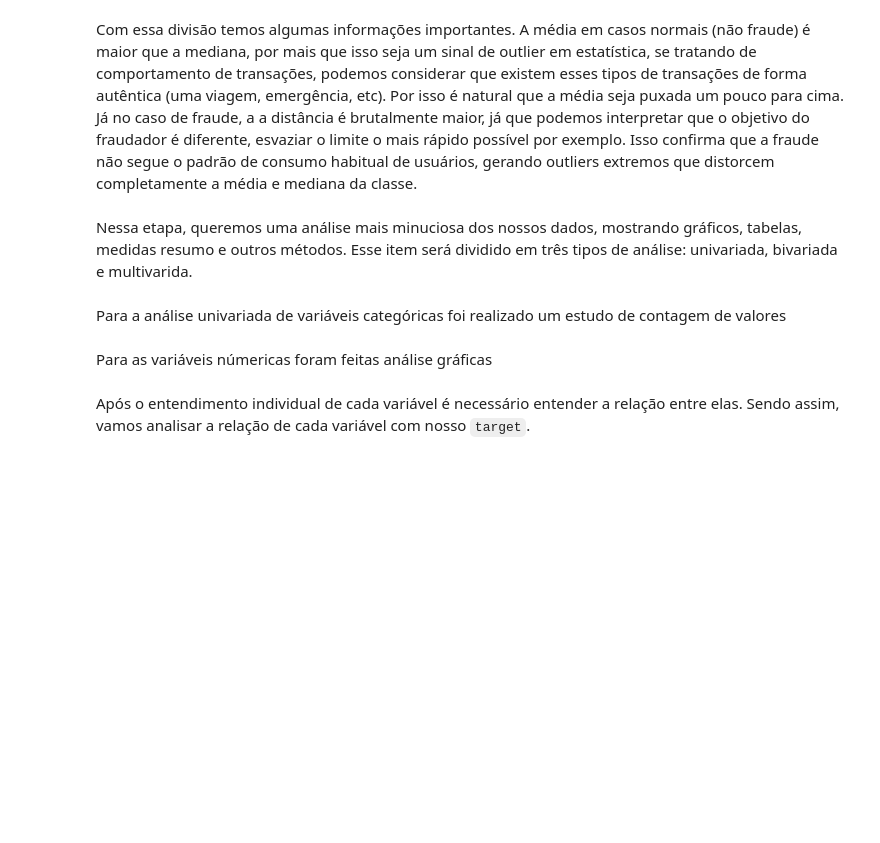
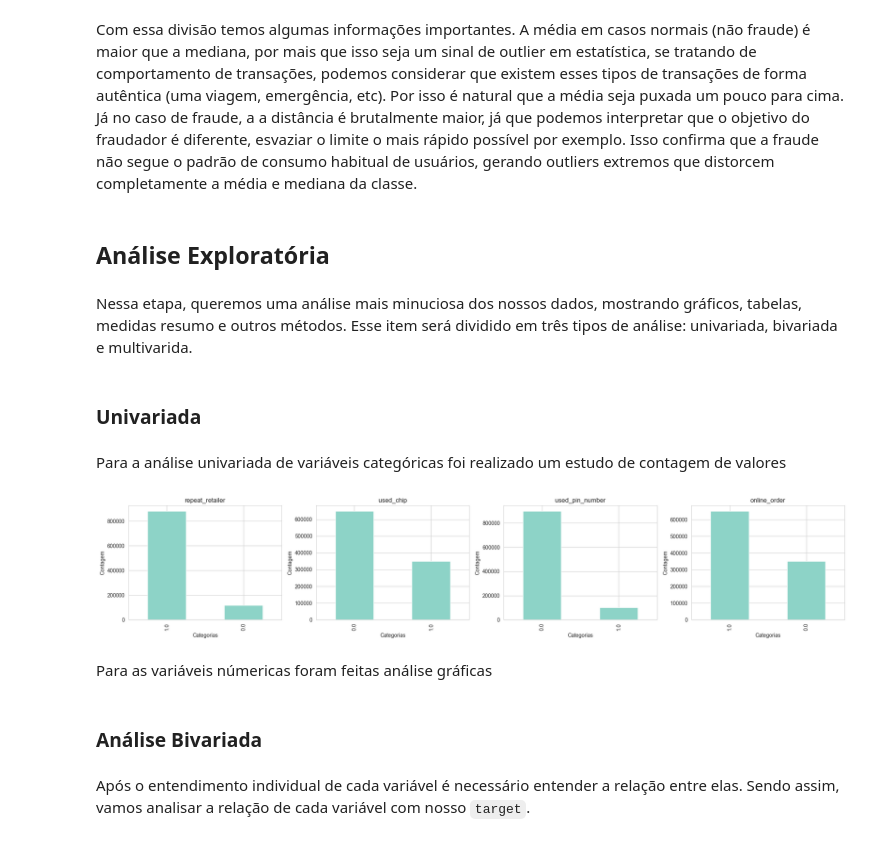
Before and after one commit to gabrielctfrr/Modelo_de_Deteccao_Fraudes, a Jupyter notebook: notebooks/Detec_Fraudes.ipynb, the cells around one changed output. Saved outputs shown, nothing was run; the diff lists cells and outputs as text; code cells hidden in the pictures; blank space fills up the shorter version.

```diff
--- a/notebooks/Detec_Fraudes.ipynb
+++ b/notebooks/Detec_Fraudes.ipynb
@@ -1836,2 +101,20 @@ dtype: int64
 # %% [markdown]
 Com esses dois testes, observamos que não temos valores ausentes e nem duplicados. Para um terceiro teste, vamos verrificar se os valores dos dados númericos fazem sentido. Vamos verificar se não temos valores que saiam do padrão esperados para eles. No caso das colunas númericas, não podemmos ter valores negativos para distâncias e compras, e para as colunas categóricas, não podemos ter valores diferentes de 0 e 1. O metódo ``.describe()`` já nós dá essa dica, mas para fins de confirmação, vamos fazer uma lógica simples para confirmar.
+# %%
+cols_num = ['distance_from_home', 'distance_from_last_transaction', 'ratio_to_median_purchase_price'] #colunas númericas
+cols_cat = ['repeat_retailer', 'used_chip', 'used_pin_number', 'online_order', 'fraud'] #colunas categóricas
+
+#verificação de colunas númericas
+for col in cols_num:
+    if df[col].min() < 0:
+        print(f'{col}:valor negativo')
+    else:
+        print(f'{col}:sem negativos')
+
+#verificação de colunas categóricas
+for col in cols_cat:
+    freak = df[~df[col].isin([0,1])]
+    if len(freak) > 0:
+        print(f'{col}: valor estranho')
+    else:
+        print(f'{col}: ok')
@@ -1842,10 +157,31 @@ Temos desbalanceamento moderado, então para ter um indicação precisa se temos
 # %% [markdown]
 Com essa divisão temos algumas informações importantes. A média em casos normais (não fraude) é maior que a mediana, por mais que isso seja um sinal de outlier em estatística, se tratando de comportamento de transações, podemos considerar que existem esses tipos de transações de forma autêntica (uma viagem, emergência, etc). Por isso é natural que a média seja puxada um pouco para cima. Já no caso de fraude, a a distância é brutalmente maior, já que podemos interpretar que o objetivo do fraudador é diferente, esvaziar o limite o mais rápido possível por exemplo. Isso confirma que a fraude não segue o padrão de consumo habitual de usuários, gerando outliers extremos que distorcem completamente a média e mediana da classe.
+# %% [markdown]
+## Análise Exploratória
 # %% [markdown]
 Nessa etapa, queremos uma análise mais minuciosa dos nossos dados, mostrando gráficos, tabelas, medidas resumo e outros métodos. Esse item será dividido em três tipos de análise: univariada, bivariada e multivarida.
+# %% [markdown]
+### Univariada
 # %% [markdown]
 Para a análise univariada de variáveis categóricas foi realizado um estudo de contagem de valores
+# %%
+plt.figure(figsize=(20, 4))
+cols_cat = ['repeat_retailer', 'used_chip', 'used_pin_number', 'online_order'] #colunas categóricas
+
+for i, col in enumerate(cols_cat, 1):
+    plt.subplot(1, 4, i)
+    df[col].value_counts().plot(kind='bar')
+    plt.title(col)
+    plt.xlabel('Categorias')
+    plt.ylabel('Contagem')
+
+plt.tight_layout()
+plt.show()
+# %% [output]
+[figure, added]
 # %% [markdown]
 Para as variáveis númericas foram feitas análise gráficas
+# %% [markdown]
+### Análise Bivariada
 # %% [markdown]
 Após o entendimento individual de cada variável é necessário entender a relação entre elas. Sendo assim, vamos analisar a relação de cada variável com nosso ``target``.
```
Also changed, not shown: parts of 55 cells of this notebook.
